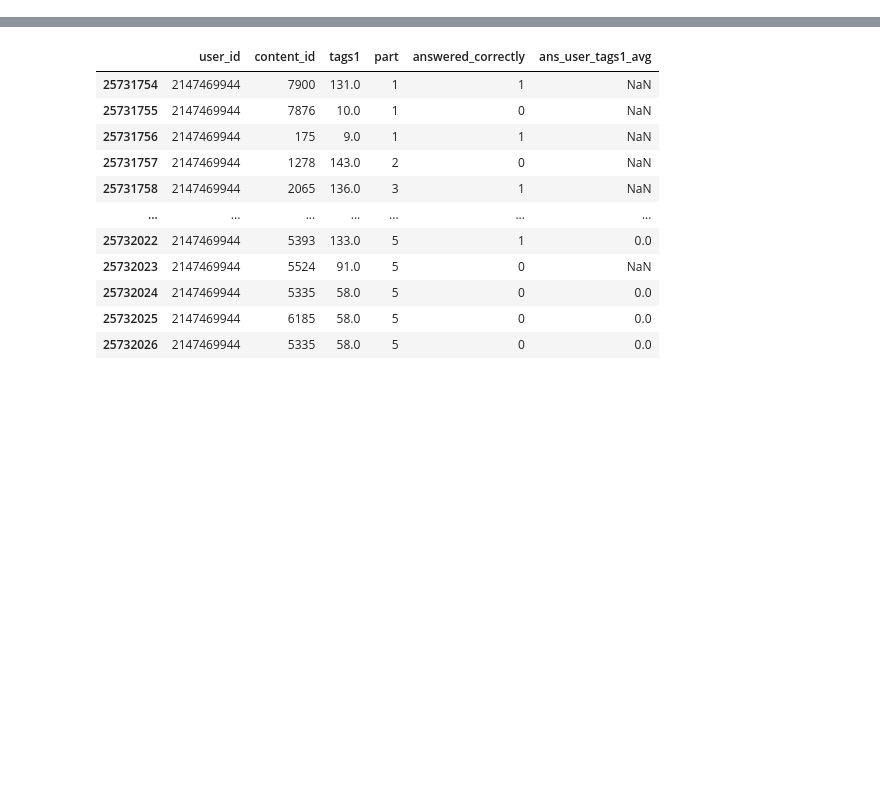
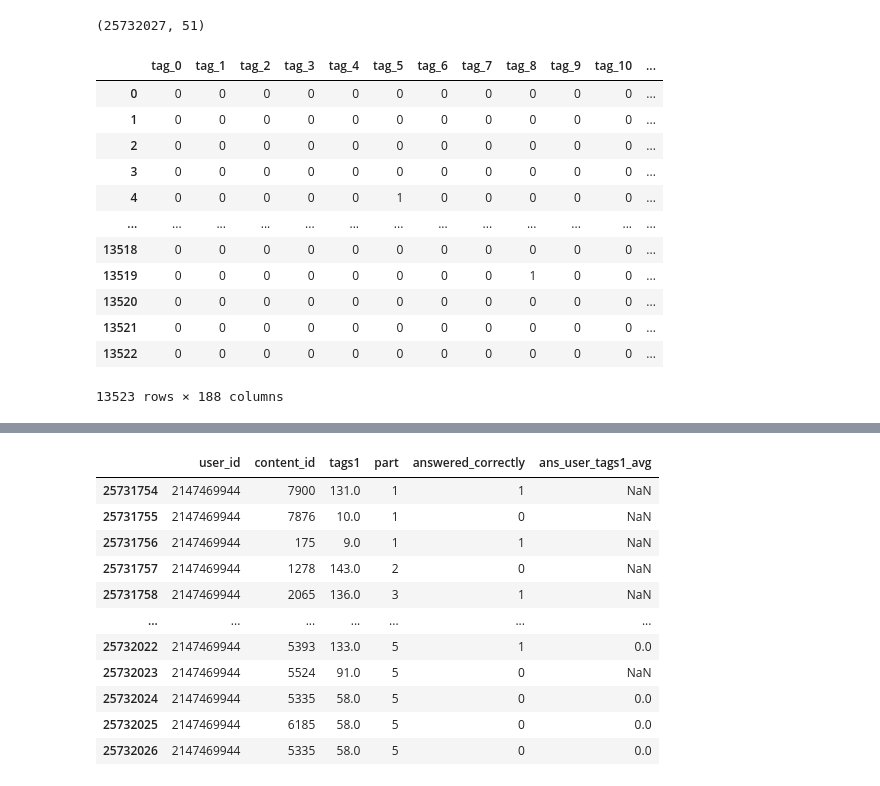
Before and after one commit to zakopuro/kaggle_Riiid, a Jupyter notebook: notebook/debug.ipynb, the cells around one changed output, grey strips where cells are left out. Cells and saved outputs as stored; diff of their text form; code cells hidden in the pictures; blank space fills up the shorter version.

```diff
--- a/notebook/debug.ipynb
+++ b/notebook/debug.ipynb
@@ -30,0 +26,4 @@ l1_df = pd.concat([b_df,l1_df],axis=1)
+# %%
+l1_df.shape
+# %% [output]
+(25732027, 51)
@@ -30,0 +45,16 @@ l1_df = pd.concat([b_df,l1_df],axis=1)
+# %%
+tags_df
+# %% [output]
+|  | tag_0 | tag_1 | tag_2 | tag_3 | tag_4 | tag_5 | tag_6 | tag_7 | tag_8 | tag_9 | tag_10 | ... |
+| 0 | 0 | 0 | 0 | 0 | 0 | 0 | 0 | 0 | 0 | 0 | 0 | ... |
+| 1 | 0 | 0 | 0 | 0 | 0 | 0 | 0 | 0 | 0 | 0 | 0 | ... |
+| 2 | 0 | 0 | 0 | 0 | 0 | 0 | 0 | 0 | 0 | 0 | 0 | ... |
+| 3 | 0 | 0 | 0 | 0 | 0 | 0 | 0 | 0 | 0 | 0 | 0 | ... |
+| 4 | 0 | 0 | 0 | 0 | 0 | 1 | 0 | 0 | 0 | 0 | 0 | ... |
+| ... | ... | ... | ... | ... | ... | ... | ... | ... | ... | ... | ... | ... |
+| 13518 | 0 | 0 | 0 | 0 | 0 | 0 | 0 | 0 | 0 | 0 | 0 | ... |
+| 13519 | 0 | 0 | 0 | 0 | 0 | 0 | 0 | 0 | 1 | 0 | 0 | ... |
+| 13520 | 0 | 0 | 0 | 0 | 0 | 0 | 0 | 0 | 0 | 0 | 0 | ... |
+| 13521 | 0 | 0 | 0 | 0 | 0 | 0 | 0 | 0 | 0 | 0 | 0 | ... |
+| 13522 | 0 | 0 | 0 | 0 | 0 | 0 | 0 | 0 | 0 | 0 | 0 | ... |
+13523 rows × 188 columns
```
Also changed, not shown: parts of 27 cells of this notebook, 4 other files.
